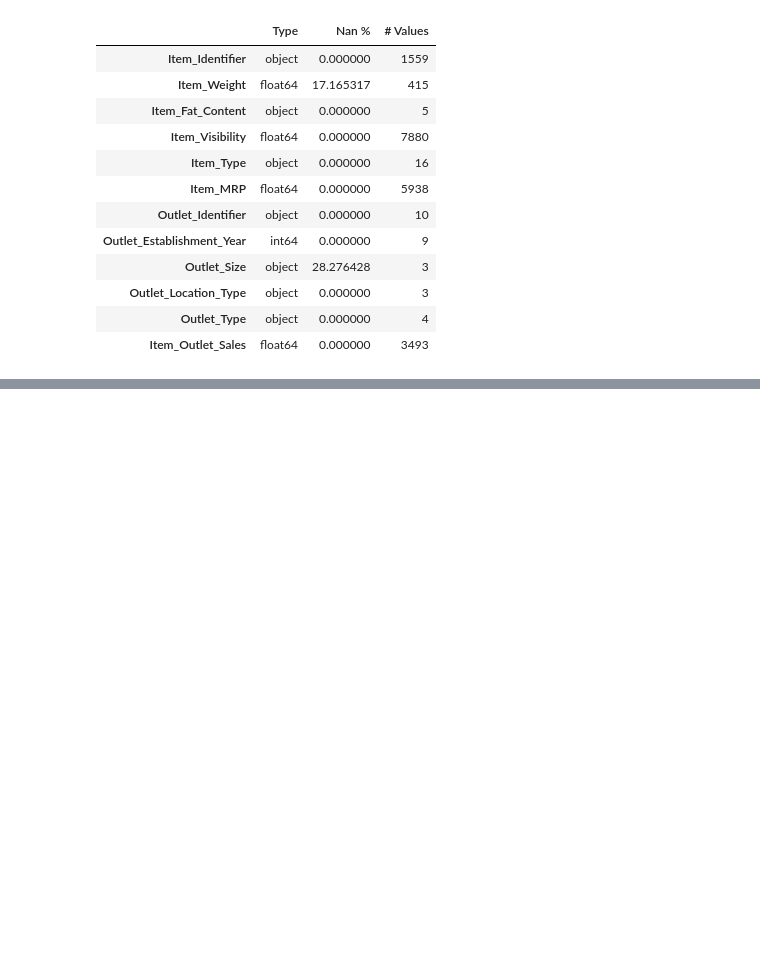
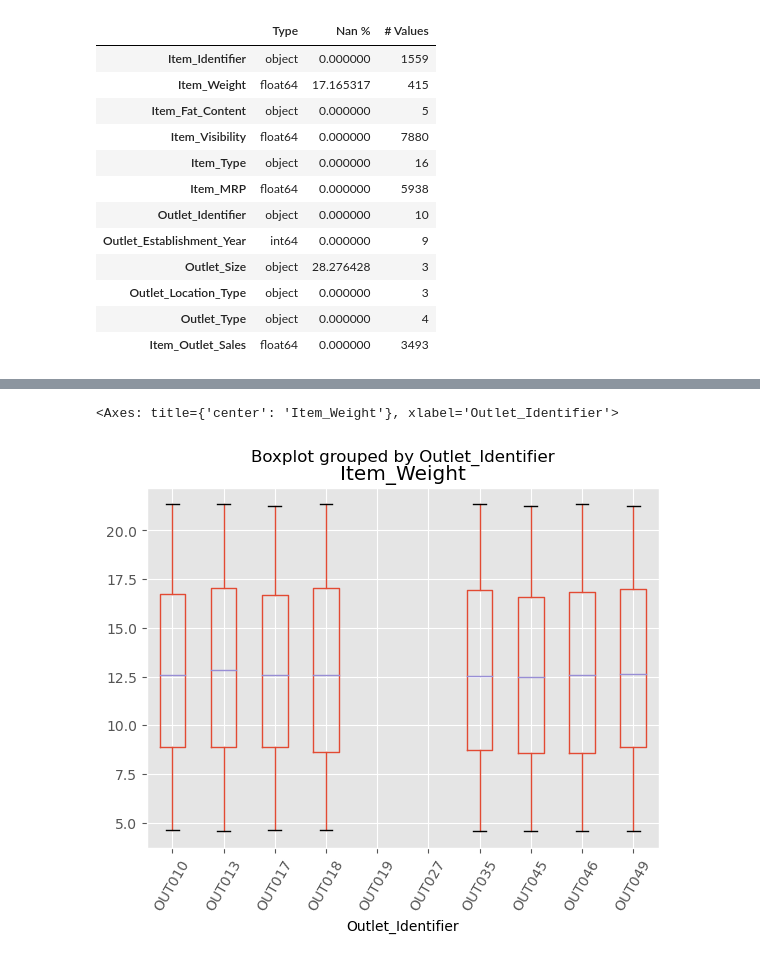
Before and after one commit to SirTee12/Big-Mart-Sales-Forecasting, a Jupyter notebook: Analysis-and-prediction-of-sales-data.ipynb, the cells around one changed output, grey strips where cells are left out. Drawn from its saved outputs; the diff is of its cells as text; code cells hidden in the pictures; blank space fills up the shorter version.

Commit message:
imputed missing values for the Item_Weight coloumn

```diff
--- a/Analysis-and-prediction-of-sales-data.ipynb
+++ b/Analysis-and-prediction-of-sales-data.ipynb
@@ -225,0 +237,6 @@ Name: Outlet_Type, dtype: int64
+# %%
+bigmart.boxplot(column = 'Item_Weight', by = 'Outlet_Identifier',
+            rot = 60)
+# %% [output]
+<Axes: title={'center': 'Item_Weight'}, xlabel='Outlet_Identifier'>
+[figure, added]
```
Also changed, not shown: parts of 17 cells of this notebook.
